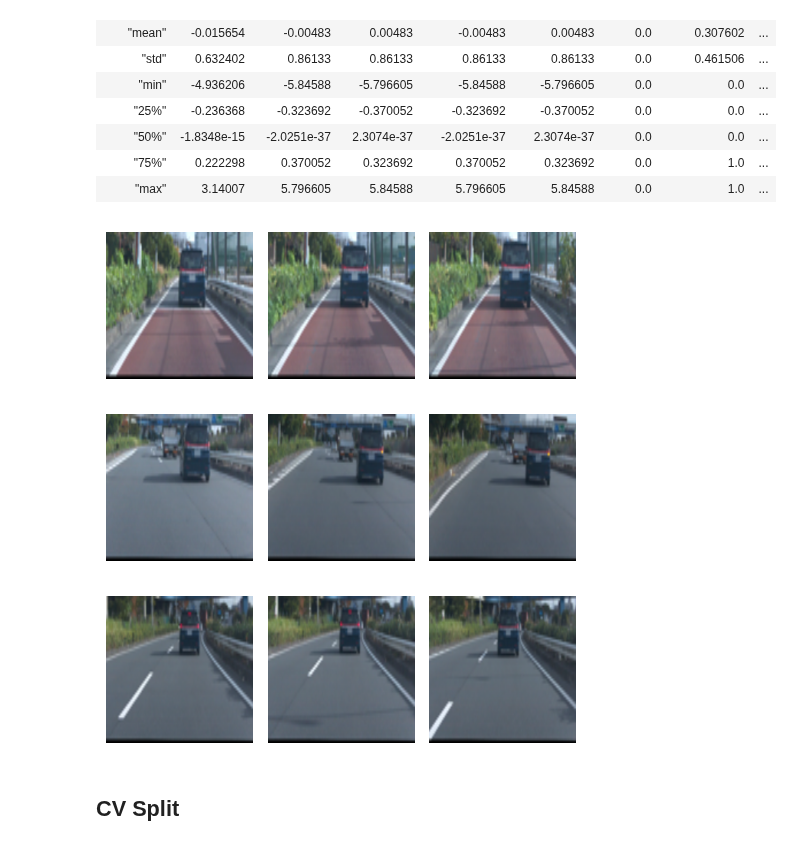
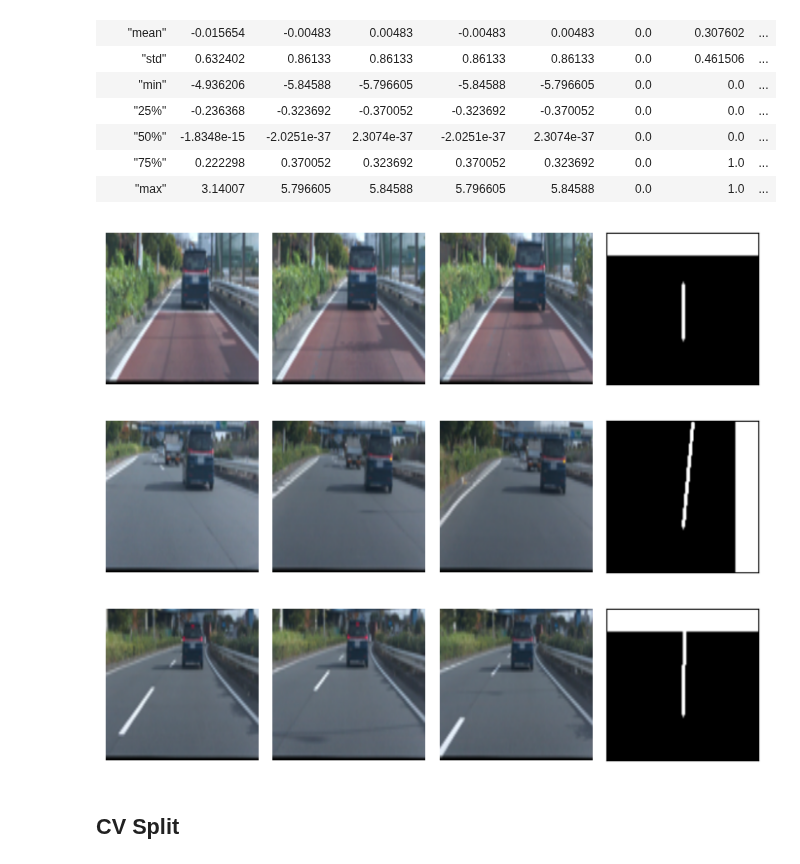
Before and after one commit to penguin-prg/atmacup18, a Jupyter notebook: train/cnn.ipynb, the cells around one changed output. Drawn from its saved outputs; the diff is of its cells as text; code cells hidden in the pictures.

Commit message:
[exp011] cnn, add tabular image [cv: 0.2138]

```diff
--- a/train/cnn.ipynb
+++ b/train/cnn.ipynb
@@ -183,6 +182,7 @@ def load_image(ID: str) -> np.ndarray:
                 cv2.imread(os.path.join(CFG["dataset"]["competition_dir"], "images", ID, "image_t-1.0.png")),
                 cv2.COLOR_BGR2RGB,
             ),
+            np.load("/kaggle/input/table_image/image/" + ID + ".npy").reshape(64, 128, 1),
         ],
         axis=2,
     )  # (H, W, C)
@@ -210,39 +210,44 @@ class Atma18ImageDataset(Dataset):
 
         image = load_image(ID)
         image = self.aug(image=image)["image"]
         image = image.transpose(2, 0, 1)  # (H, W, C) -> (C, H, W)
         image = image.astype(np.float32)
 
         meta = self.meta_features[index]
         targets = self.targets[index]
 
         return {"image": image, "meta": meta}, targets
 
 
 # check
 for i in range(3):
     dataset = Atma18ImageDataset(train, aug=train_aug)
     x, targets = dataset[i]
     image = x["image"]
 
-    fig, axs = plt.subplots(1, 3, figsize=(5, 4))
+    fig, axs = plt.subplots(1, 4, figsize=(7, 4))
     for j, ax in enumerate(axs):
         img = image[j * 3 : j * 3 + 3].transpose(1, 2, 0)
         img -= img.min()
         img /= img.max()
-        ax.imshow(img)
-        ax.axis("off")
+        if img.shape[2] == 1:
+            ax.imshow(img[:, :, 0], cmap="gray")
+            ax.xaxis.set_visible(False)
+            ax.yaxis.set_visible(False)
+        else:
+            ax.imshow(img)
+            ax.axis("off")
     plt.tight_layout()
     plt.show()
 
 
 # # caching
 # for i in tqdm(range(len(train))):
 #     dataset[i]
 # %% [output]
-[figure, old version]
+[figure, new version]
-[figure, old version]
+[figure, new version]
-[figure, old version]
+[figure, new version]
 # %%
 import timm
 import torch
```
Also changed, not shown: parts of 5 cells of this notebook, 3 other files.
